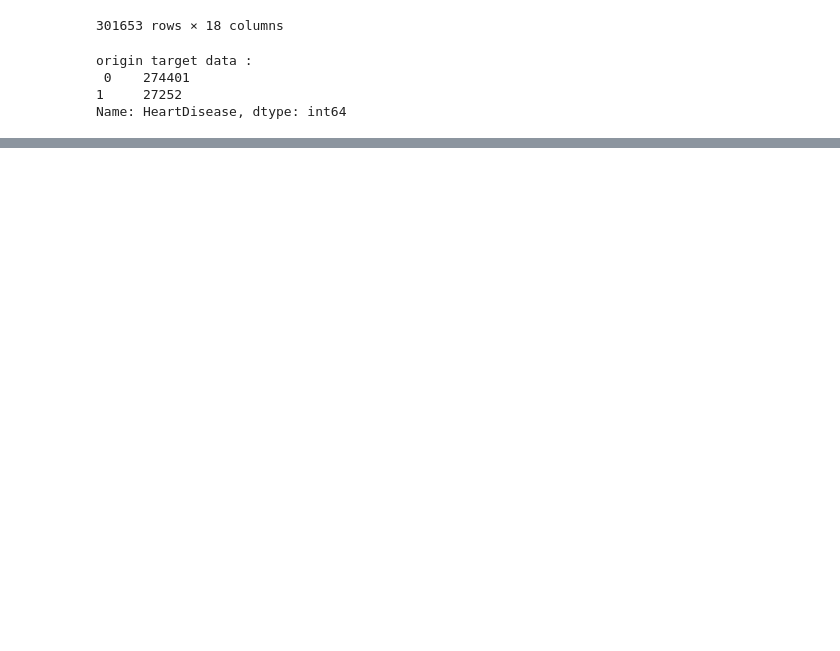
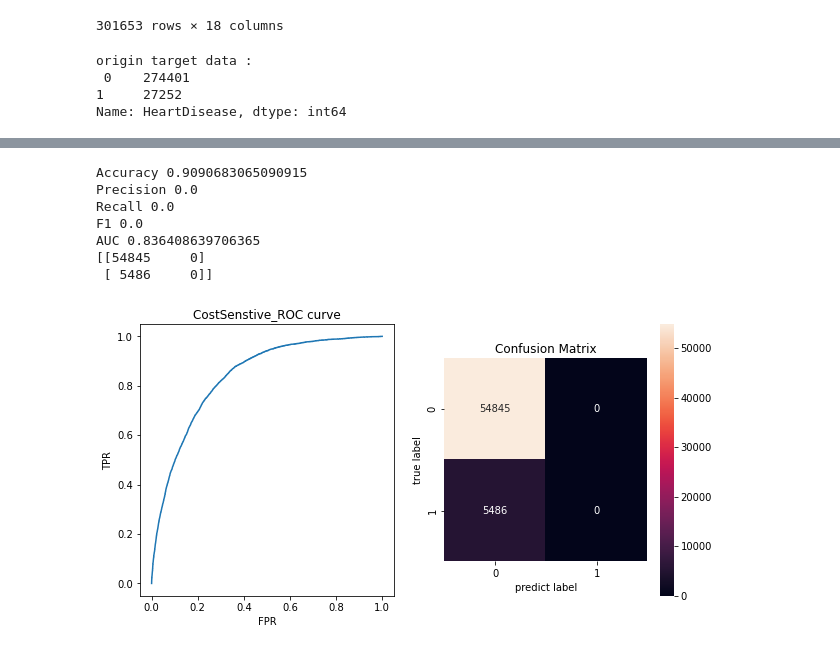
Before and after one commit to power-TY/ML_TeamProject, a Jupyter notebook: Data_preprocess_outlier_Target_sampling.ipynb, the cells around one changed output, grey strips where cells are left out. Cells and saved outputs as stored; diff of their text form; code cells hidden in the pictures; blank space fills up the shorter version.

```diff
--- a/Data_preprocess_outlier_Target_sampling.ipynb
+++ b/Data_preprocess_outlier_Target_sampling.ipynb
@@ -559,0 +650,54 @@ plt.show()
+# %%
+from sklearn.svm import SVC
+
+#SVM 원본데이터 이용
+#svm_model = SVC(kernel='rbf', C=8, gamma=0.1) # poly, linear
+svm_model = SVC(kernel='rbf', probability=True)
+svm_model.probability = True
+svm_model.fit(x_train, y_train)
+y_pred = svm_model.predict(x_test)
+
+acc = metrics.accuracy_score(y_test, y_pred)
+prec = metrics.precision_score(y_test, y_pred)
+rec = metrics.recall_score(y_test, y_pred)
+f1 = metrics.f1_score(y_test, y_pred)
+
+y_pred_proba = model.predict_proba(x_test)[::,1]
+fpr, tpr, _ = metrics.roc_curve(y_test, y_pred_proba)
+auc = metrics.roc_auc_score(y_test, y_pred_proba)
+
+# Display confusion matrix
+cm = metrics.confusion_matrix(y_test, y_pred)
+
+
+print(f"Accuracy {acc}")
+print(f"Precision {prec}")
+print(f"Recall {rec}")
+print(f"F1 {f1}")
+print(f"AUC {auc}")
+
+print(cm)
+
+plt.figure(figsize=(10,5))
+plt.subplot(1, 2, 1)
+plt.title('CostSenstive_ROC curve')
+plt.plot(fpr, tpr)
+plt.xlabel('FPR')
+plt.ylabel('TPR')
+
+
+plt.subplot(1,2,2)
+plt.title('Confusion Matrix')
+sns.heatmap(cm, square=True, annot=True, fmt='d', cbar='False')
+plt.xlabel('predict label')
+plt.ylabel('true label')
+plt.show()
+# %% [output]
+Accuracy 0.9090683065090915
+Precision 0.0
+Recall 0.0
+F1 0.0
+AUC 0.836408639706365
+[[54845     0]
+ [ 5486     0]]
+[figure, added]
```
Also changed, not shown: parts of 12 cells of this notebook.
